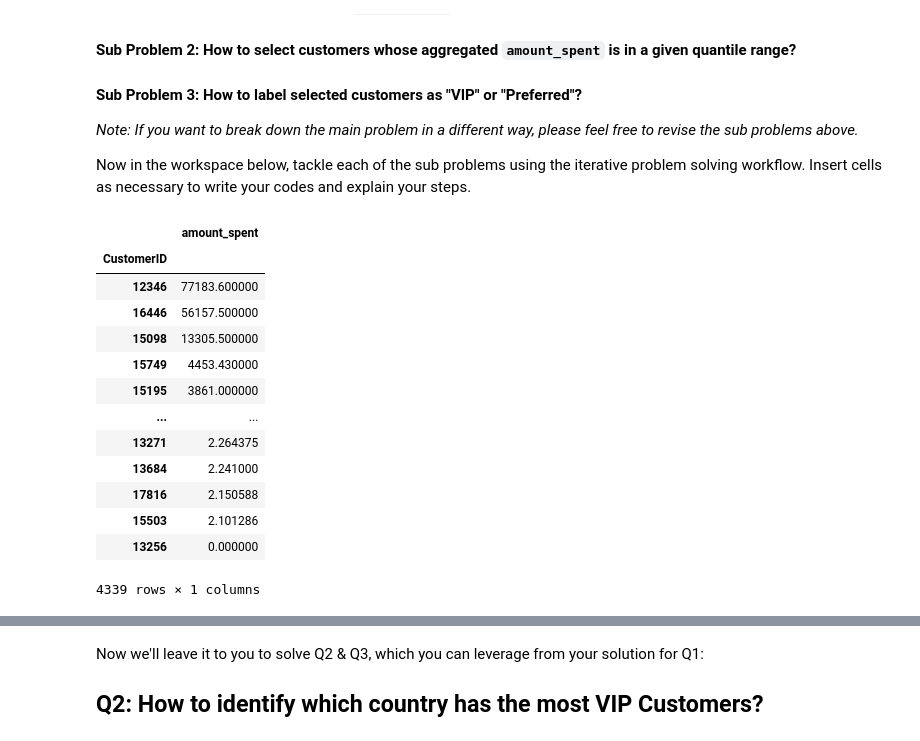
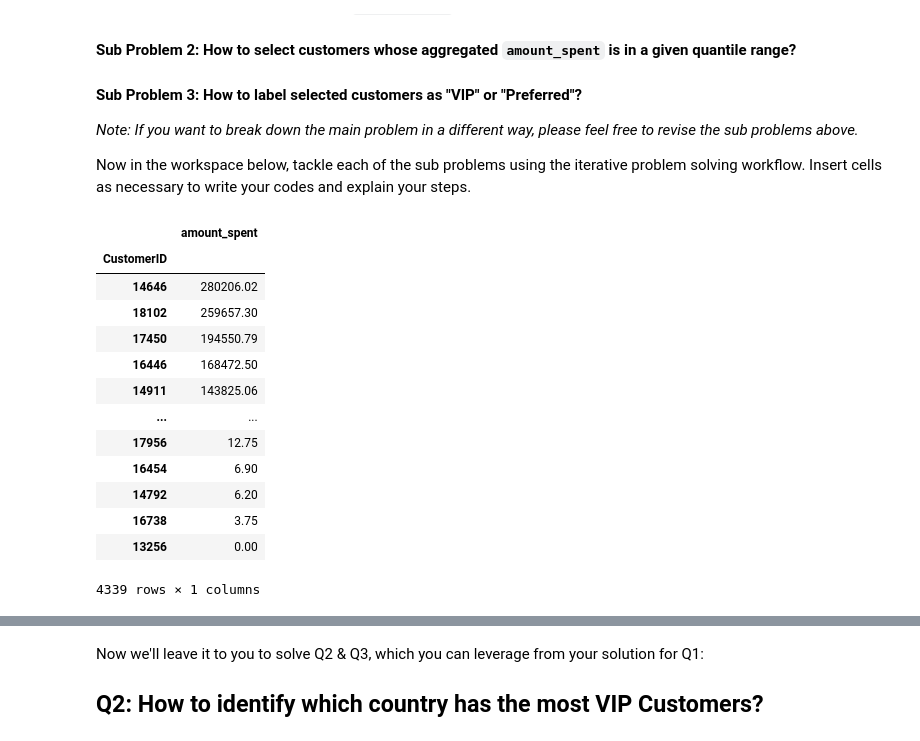
Before and after one commit to kitchphil/lab-dataframe-calculations, a Jupyter notebook: your-code/challenge-3.ipynb, the cells around one changed output, grey strips where cells are left out. Cells and saved outputs as stored; diff of their text form; code cells hidden in the pictures.

```diff
--- a/your-code/challenge-3.ipynb
+++ b/your-code/challenge-3.ipynb
@@ -47,19 +47,20 @@ We break down the main problem into several sub problems:
 
 Now in the workspace below, tackle each of the sub problems using the iterative problem solving workflow. Insert cells as necessary to write your codes and explain your steps.
 # %%
-orders.groupby(['CustomerID']).agg({'amount_spent':pd.Series.mean}).sort_values(by='amount_spent', ascending = False)
+#1
+orders.groupby(['CustomerID']).agg({'amount_spent':'sum'}).sort_values(by='amount_spent', ascending = False)
 # %% [output]
 |  | amount_spent |
 | CustomerID |  |
-| 12346 | 77183.600000 |
-| 16446 | 56157.500000 |
-| 15098 | 13305.500000 |
-| 15749 | 4453.430000 |
-| 15195 | 3861.000000 |
+| 14646 | 280206.02 |
+| 18102 | 259657.30 |
+| 17450 | 194550.79 |
+| 16446 | 168472.50 |
+| 14911 | 143825.06 |
 | ... | ... |
-| 13271 | 2.264375 |
-| 13684 | 2.241000 |
-| 17816 | 2.150588 |
-| 15503 | 2.101286 |
-| 13256 | 0.000000 |
+| 17956 | 12.75 |
+| 16454 | 6.90 |
+| 14792 | 6.20 |
+| 16738 | 3.75 |
+| 13256 | 0.00 |
 4339 rows × 1 columns
```
Also changed, not shown: parts of 8 cells of this notebook.
